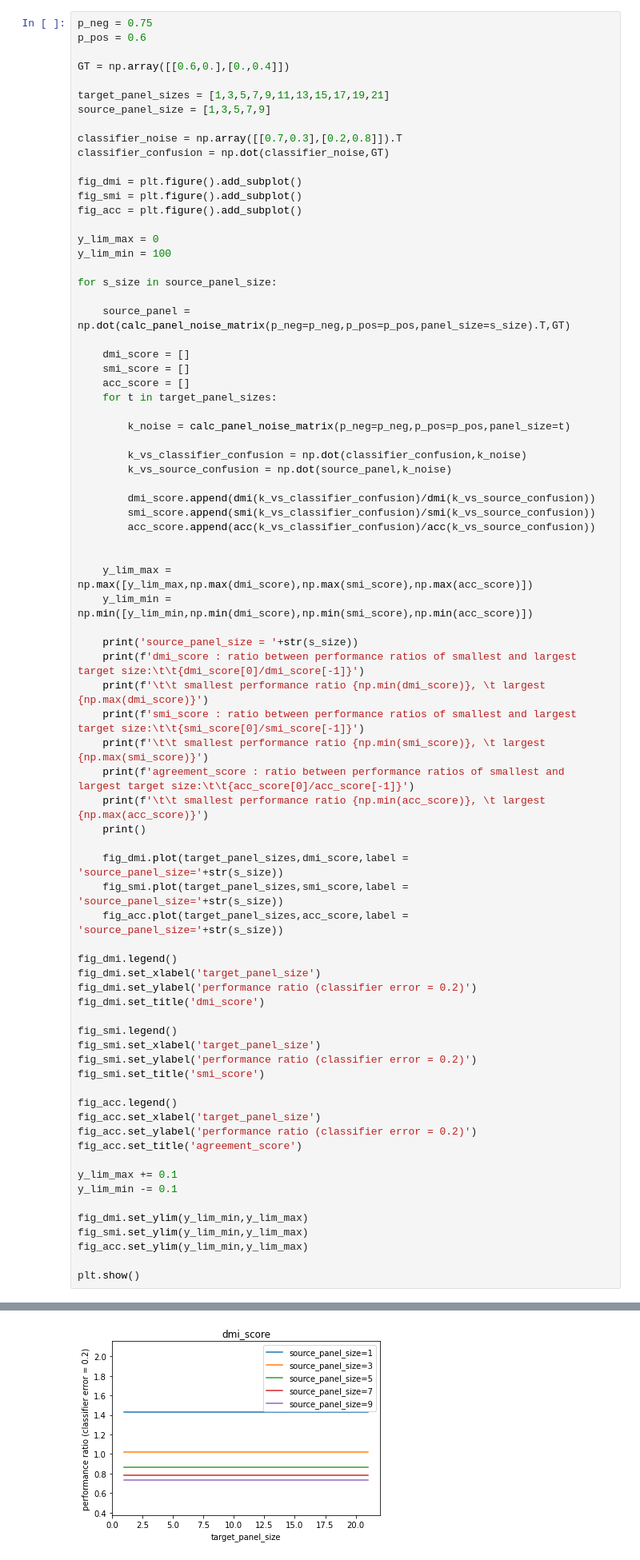
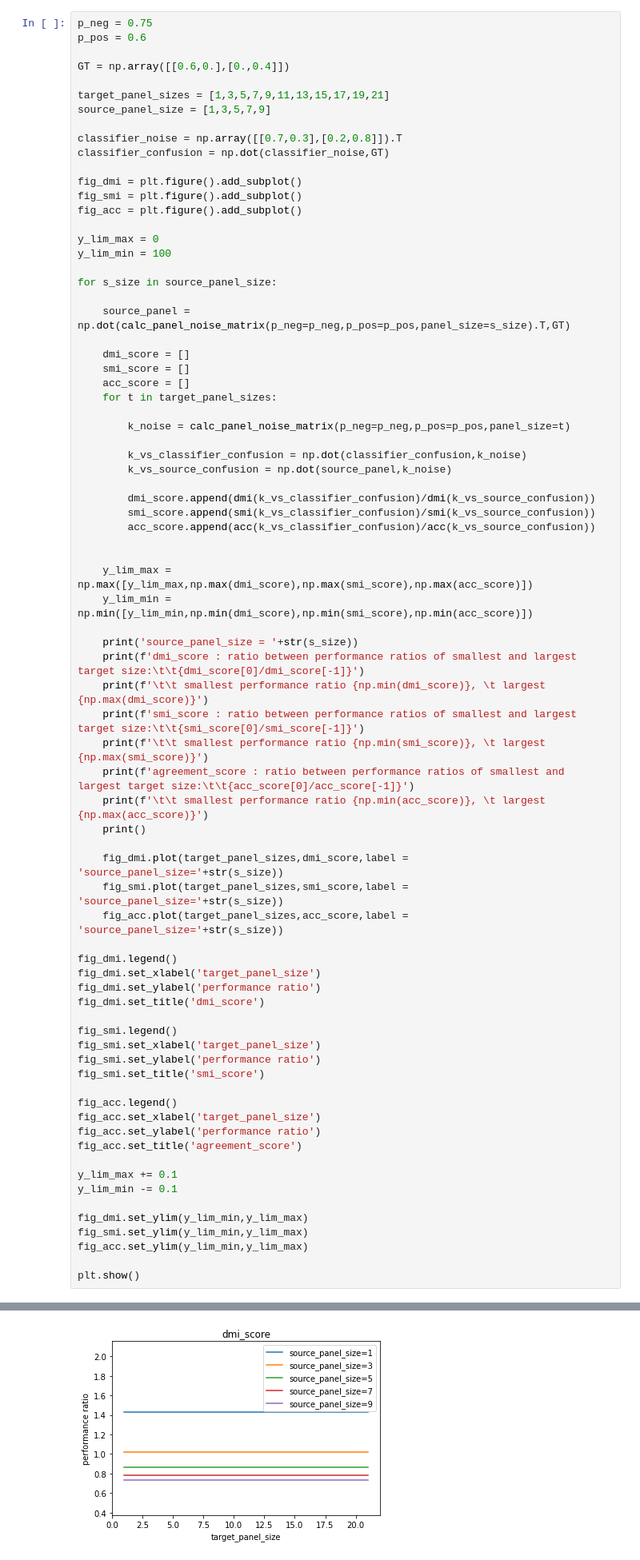
Before and after one commit to presnick/surveyequivalence, a Jupyter notebook: simulations/experiment_notebook.ipynb, the cells around one changed output, grey strips where cells are left out. Shown at 80% size. Cells and saved outputs as stored; diff of their text form.

```diff
--- a/simulations/experiment_notebook.ipynb
+++ b/simulations/experiment_notebook.ipynb
@@ -720,43 +724,43 @@ for s_size in source_panel_size:
 
 fig_dmi.legend()
 fig_dmi.set_xlabel('target_panel_size')
-fig_dmi.set_ylabel('performance ratio (classifier error = 0.2)')
+fig_dmi.set_ylabel('performance ratio')
 fig_dmi.set_title('dmi_score')
 
 fig_smi.legend()
 fig_smi.set_xlabel('target_panel_size')
-fig_smi.set_ylabel('performance ratio (classifier error = 0.2)')
+fig_smi.set_ylabel('performance ratio')
 fig_smi.set_title('smi_score')
 
 fig_acc.legend()
 fig_acc.set_xlabel('target_panel_size')
-fig_acc.set_ylabel('performance ratio (classifier error = 0.2)')
+fig_acc.set_ylabel('performance ratio')
 fig_acc.set_title('agreement_score')
 
 y_lim_max += 0.1
 y_lim_min -= 0.1
 
 fig_dmi.set_ylim(y_lim_min,y_lim_max)
 fig_smi.set_ylim(y_lim_min,y_lim_max)
 fig_acc.set_ylim(y_lim_min,y_lim_max)
 
 plt.show()
 # %% [output]
 source_panel_size = 1
 dmi_score : ratio between performance ratios of smallest and largest target size:               1.0
                  smallest performance ratio 1.4285714285714286,          largest 1.4285714285714295
 smi_score : ratio between performance ratios of smallest and largest target size:               0.9554780209839601
                  smallest performance ratio 1.9632923915381255,          largest 2.0547750428799074
 agreement_score : ratio between performance ratios of smallest and largest target size:         0.9693821946471036
                  smallest performance ratio 1.0017152658662094,          largest 1.033354306895307
 
 source_panel_size = 3
 dmi_score : ratio between performance ratios of smallest and largest target size:               1.0000000000000002
                  smallest performance ratio 1.016776817488561,   largest 1.0167768174885619
 smi_score : ratio between performance ratios of smallest and largest target size:               0.957237094788974
 ... (23 lines left out)
 smi_score : ratio between performance ratios of smallest and largest target size:               0.9745813925678052
                  smallest performance ratio 0.4743771509040684,          largest 0.4906978516383354
 agreement_score : ratio between performance ratios of smallest and largest target size:         1.061369728576698
                  smallest performance ratio 0.8402749506464663,          largest 0.892971285222436
-[figure, old version]
+[figure, new version]
```
Also changed, not shown: parts of 16 cells of this notebook.
